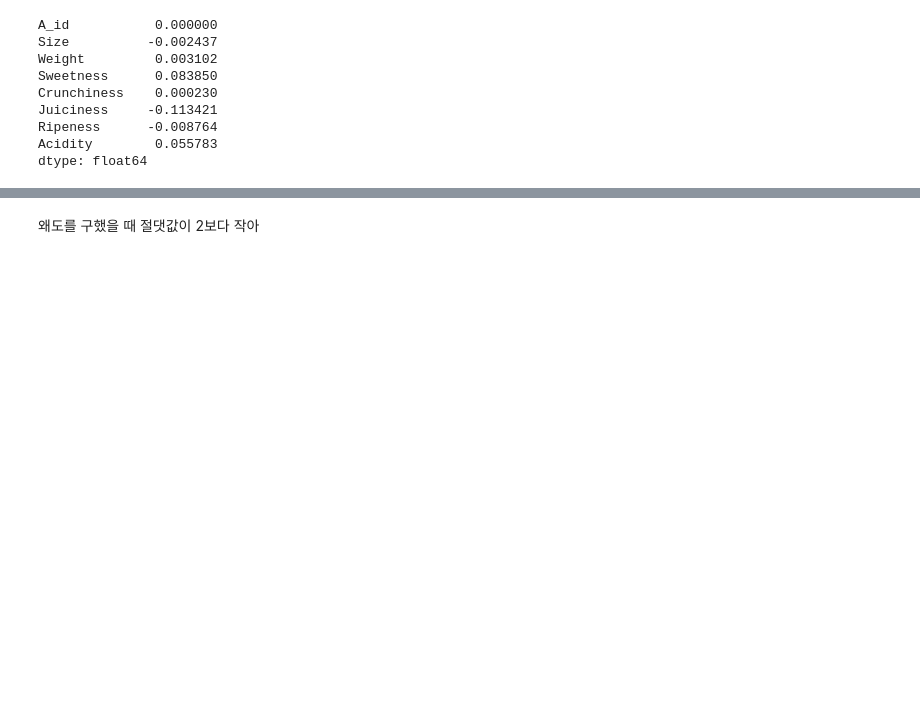
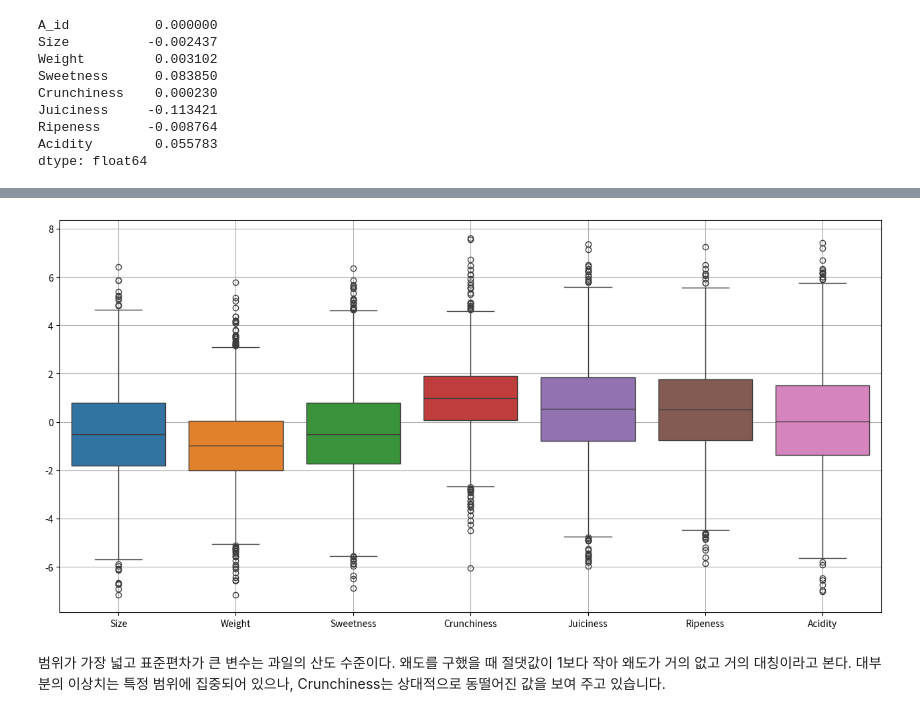
Before and after one commit to jyhong0207-netizen/python-study, a Jupyter notebook: DATA ANALYSIS BASIC/사과 .ipynb, the cells around one changed output, grey strips where cells are left out. Cells and saved outputs as stored; diff of their text form; code cells hidden in the pictures; blank space fills up the shorter version.

```diff
--- a/DATA ANALYSIS BASIC/사과 .ipynb
+++ b/DATA ANALYSIS BASIC/사과 .ipynb
@@ -162,2 +260,26 @@ dtype: float64
+# %%
+width_px = 1280
+height_px = 640
+my_dpi = 100
+
+# A_ID, Quality 제외한 데이터 만들기
+box_data = origin.drop(columns=["A_id", "Quality"])
+
+
+figsize = (width_px / my_dpi, height_px / my_dpi)
+fig, ax = plt.subplots(1, 1, figsize=figsize, dpi=my_dpi)
+
+
+sb.boxplot(data=box_data, orient="v", ax=ax)
+
+ax.grid(True)
+
+plt.tight_layout()
+plt.show()
+plt.close()
+# %% [output]
+[figure, added]
 # %% [markdown]
-왜도를 구했을 때 절댓값이 2보다 작아
+범위가 가장 넓고 표준편차가 큰 변수는 과일의 산도 수준이다.
+왜도를 구했을 때 절댓값이 1보다 작아 왜도가 거의 없고 거의 대칭이라고 본다.
+대부분의 이상치는 특정 범위에 집중되어 있으나, Crunchiness는 상대적으로 동떨어진 값을 보여 주고 있습니다.
```
Also changed, not shown: parts of 20 cells of this notebook.
